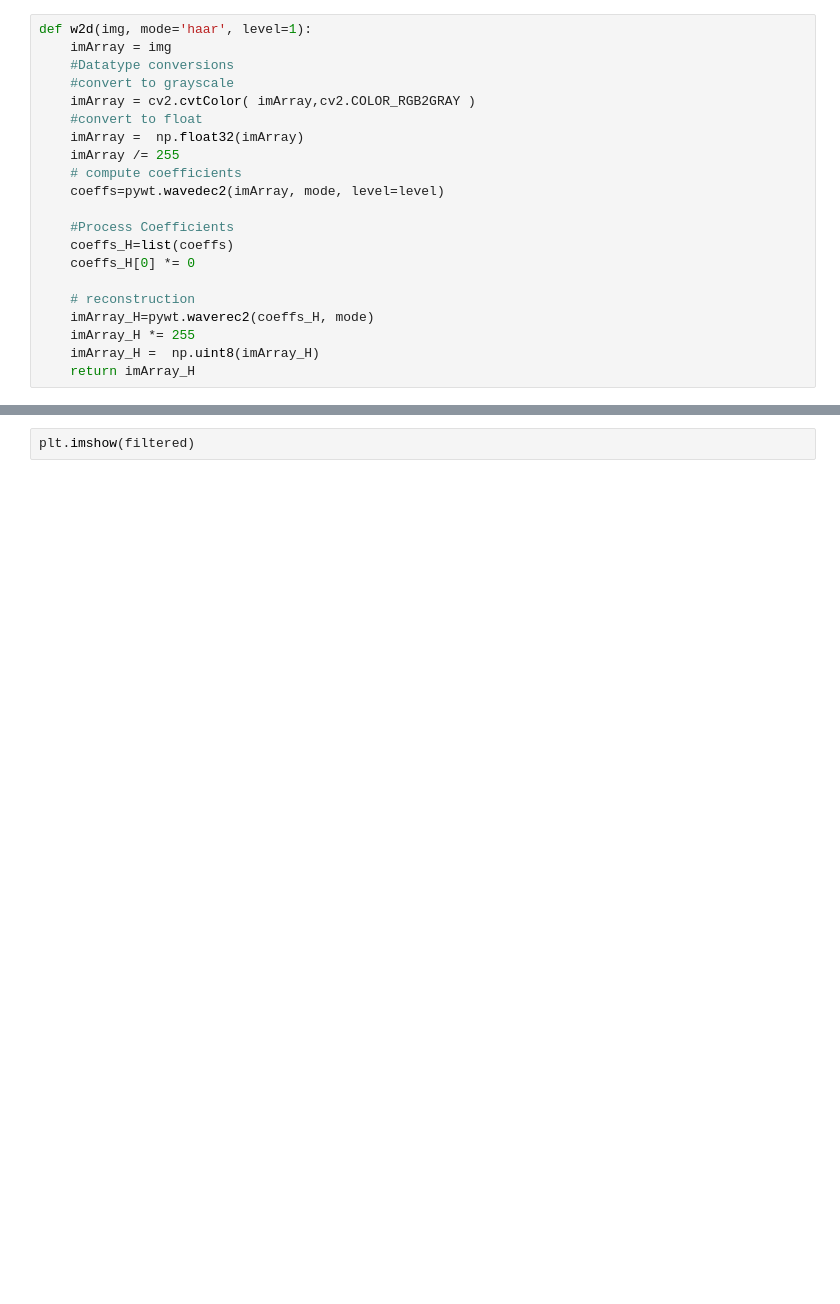
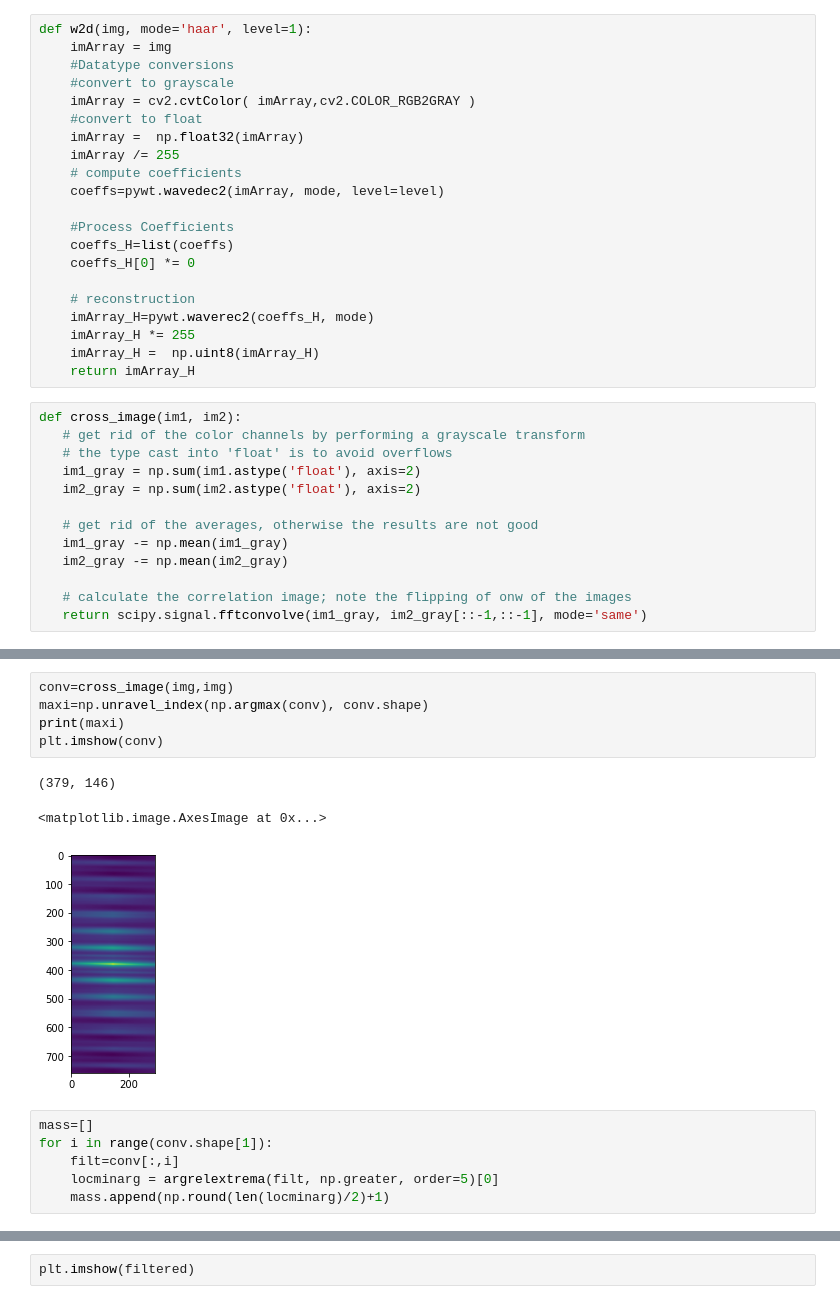
Before and after one commit to Chelovek760/CVVeneer, a Jupyter notebook: veneer.ipynb, the cells around one changed output, grey strips where cells are left out. Saved outputs shown, nothing was run; the diff lists cells and outputs as text; blank space fills up the shorter version.

```diff
--- a/veneer.ipynb
+++ b/veneer.ipynb
@@ -26,3 +29,16 @@ def w2d(img, mode='haar', level=1):
     imArray_H *= 255
     imArray_H =  np.uint8(imArray_H)
     return imArray_H
+# %%
+def cross_image(im1, im2):
+   # get rid of the color channels by performing a grayscale transform
+   # the type cast into 'float' is to avoid overflows
+   im1_gray = np.sum(im1.astype('float'), axis=2)
+   im2_gray = np.sum(im2.astype('float'), axis=2)
+
+   # get rid of the averages, otherwise the results are not good
+   im1_gray -= np.mean(im1_gray)
+   im2_gray -= np.mean(im2_gray)
+
+   # calculate the correlation image; note the flipping of onw of the images
+   return scipy.signal.fftconvolve(im1_gray, im2_gray[::-1,::-1], mode='same')
@@ -28,0 +51,15 @@ def w2d(img, mode='haar', level=1):
+# %%
+conv=cross_image(img,img)
+maxi=np.unravel_index(np.argmax(conv), conv.shape)
+print(maxi)
+plt.imshow(conv)
+# %% [output]
+(379, 146)
+<matplotlib.image.AxesImage at 0x...>
+[figure, added]
+# %%
+mass=[]
+for i in range(conv.shape[1]):
+    filt=conv[:,i]
+    locminarg = argrelextrema(filt, np.greater, order=5)[0]
+    mass.append(np.round(len(locminarg)/2)+1)
```
Also changed, not shown: parts of 6 cells of this notebook.
